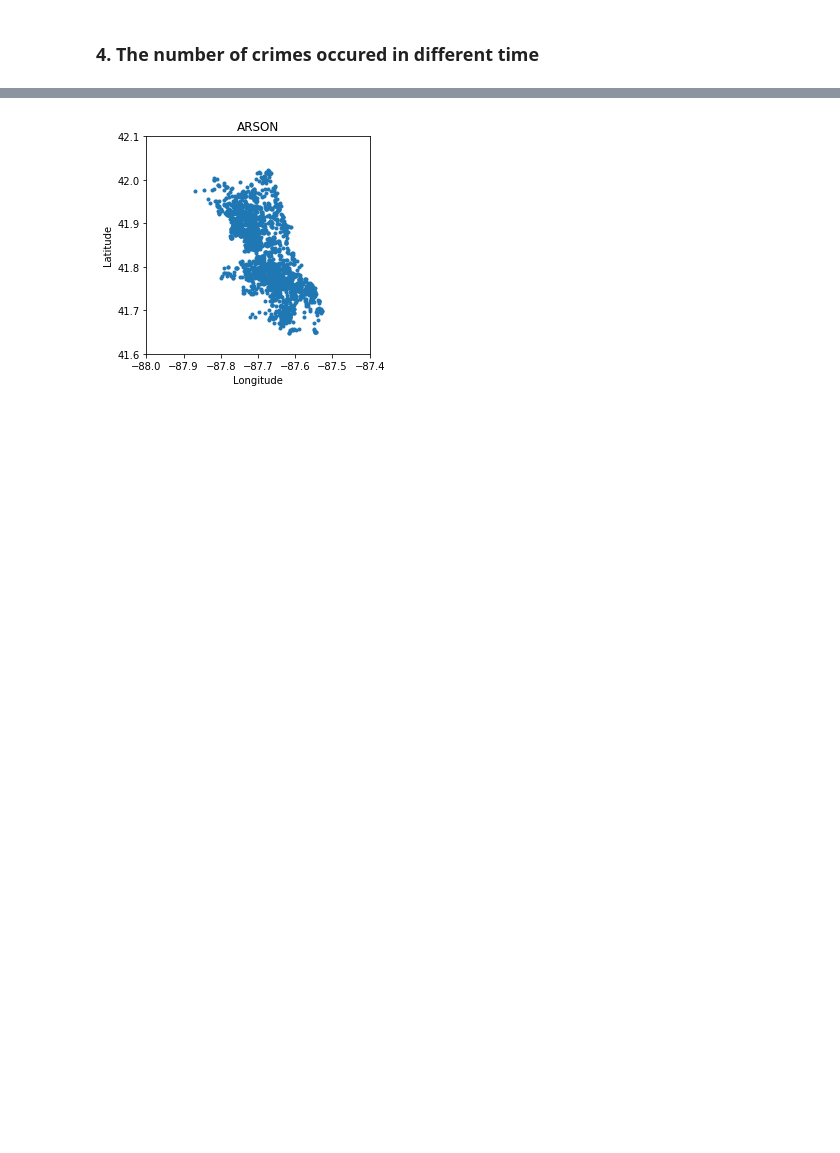
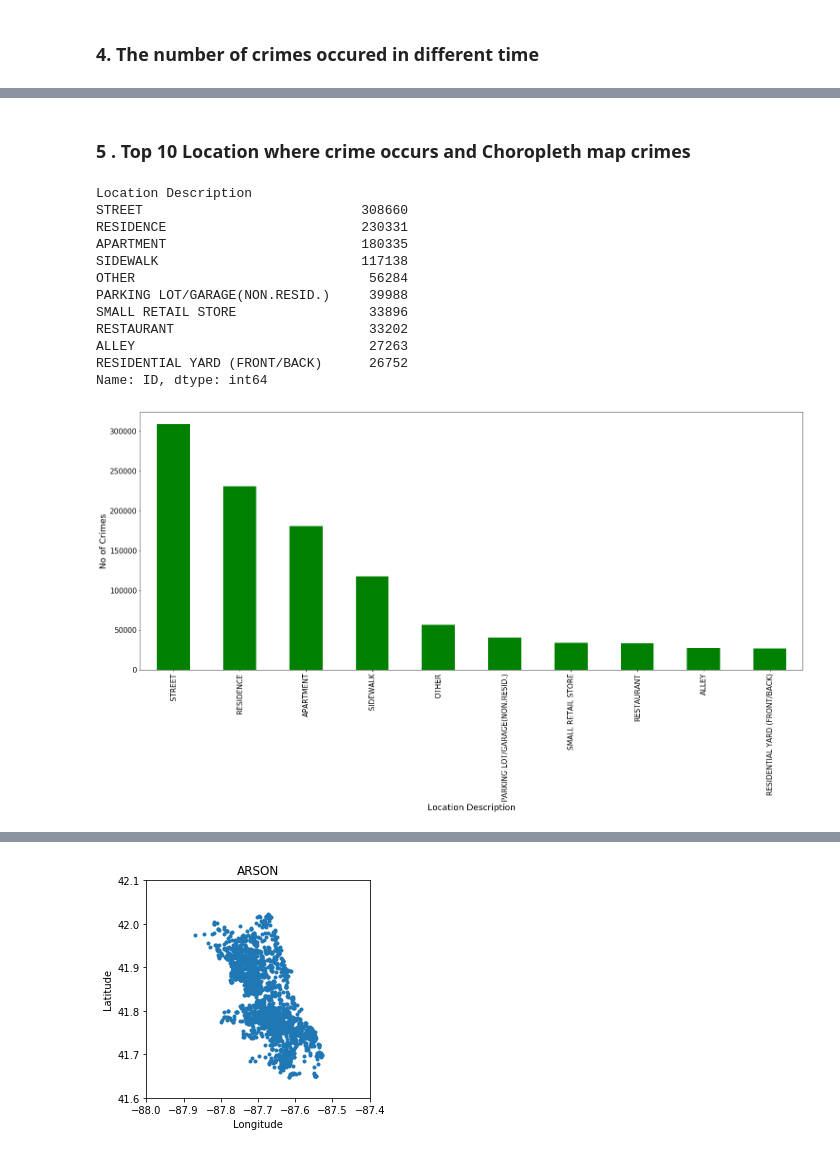
Before and after one commit to kimjaeh10/cmse202-project1, a Jupyter notebook: CMSE202-Project1.ipynb, the cells around one changed output, grey strips where cells are left out. Saved outputs shown, nothing was run; the diff lists cells and outputs as text; code cells hidden in the pictures; blank space fills up the shorter version.

```diff
--- a/CMSE202-Project1.ipynb
+++ b/CMSE202-Project1.ipynb
@@ -88,0 +105,24 @@ plt.show()
+# %% [markdown]
+### 5 . Top 10 Location where crime occurs and Choropleth map crimes
+# %%
+temp=data.groupby('Location Description')['ID'].count().sort_values(ascending=False)
+temp=temp[:10]
+print(temp)
+
+temp.plot(kind='bar',color='green')
+plt.ylabel('No of Crimes')
+plt.show()
+# %% [output]
+Location Description
+STREET                            308660
+RESIDENCE                         230331
+APARTMENT                         180335
+SIDEWALK                          117138
+OTHER                              56284
+PARKING LOT/GARAGE(NON.RESID.)     39988
+SMALL RETAIL STORE                 33896
+RESTAURANT                         33202
+ALLEY                              27263
+RESIDENTIAL YARD (FRONT/BACK)      26752
+Name: ID, dtype: int64
+[figure, added]
```
Also changed, not shown: parts of 30 cells of this notebook.
